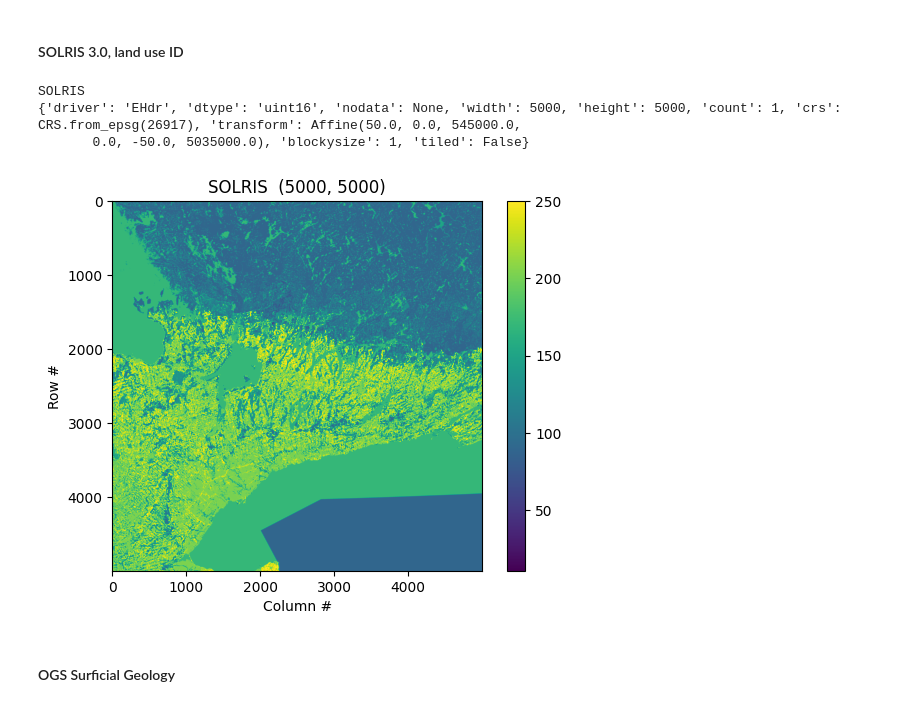
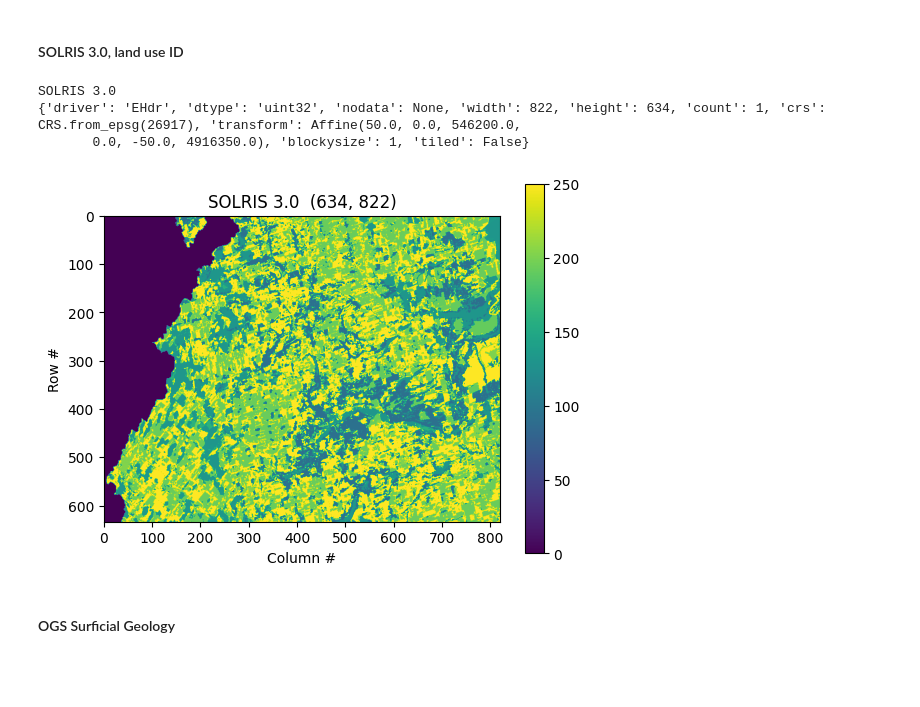
Before and after one commit to OWRC/interpolants, a Jupyter notebook: modelling/prep/scscn.ipynb, the cells around one changed output. Drawn from its saved outputs; the diff is of its cells as text; code cells hidden in the pictures; blank space fills up the shorter version.

Commit message:
added scscn jupyter

```diff
--- a/modelling/prep/scscn.ipynb
+++ b/modelling/prep/scscn.ipynb
@@ -5,10 +5,14 @@ import rasterio.plot
 import numpy as np
 import matplotlib.pyplot as plt
 
-# load landuse and surficial geology indices
-lufp = "C:/Users/mm/Documents/dat/shp/solrisv3_10_infilled_50.bil"
-sgfp = "C:/Users/mm/Documents/dat/shp/OGSsurfGeo_50.bil"
-
-outfp = "C:/Users/mm/Documents/dat/shp/CN_50.bil"
+# # load landuse and surficial geology indices
+# lufp = "C:/Users/mm/Documents/dat/shp/solrisv3_10_infilled_50.bil"
+# sgfp = "C:/Users/mm/Documents/dat/shp/OGSsurfGeo_50.bil"
+# outfp = "C:/Users/mm/Documents/dat/shp/CN_50.bil"
+# nr, nc = 5000, 5000
+lufp = "M:/MadRiver23/build/lusg/solrisv3_10_infilled-50_resmpl.bil"
+sgfp = "M:/MadRiver23/build/lusg/OGSsurfGeo_50_resmpl.bil"
+outfp = "M:/MadRiver23/build/lusg/solrisv3_10_infilled-scscn.bil"
+nr, nc = 634, 822
 # %% [markdown]
 ### Functions
@@ -19,13 +73,16 @@ def plotRasterFile(fp, name):
     with rasterio.open(fp) as src:
         print(name)
         print(src.profile)
-        thumbnail = src.read(1, out_shape=(1, int(src.height), int(src.width)))
-        thumbnail = thumbnail.astype('f4')
-        thumbnail[thumbnail==src.nodata] = np.nan
+        ndarray = src.read(1, out_shape=(1, int(src.height), int(src.width)))
+        # ndarray = ndarray.astype('f4')
+        # ndarray[ndarray==src.nodata] = np.nan
+        # ndarray[ndarray==-9999] = np.nan
+        ndarray = ndarray.astype('i4')
+        ndarray[ndarray==-9999] = 0
 
-    plt.imshow(thumbnail)
+    plt.imshow(ndarray)
     plt.colorbar()
-    plt.title('{}  {}'.format(name, thumbnail.shape))
+    plt.title('{}  {}'.format(name, ndarray.shape))
     plt.xlabel('Column #')
     plt.ylabel('Row #')
     plt.show()
@@ -86,12 +95,12 @@ g = np.fromfile(sgfp, np.int16).reshape(5000,5000)
 # %% [markdown]
 #### SOLRIS 3.0, land use ID
 # %%
-plotRasterFile(lufp, 'SOLRIS')
+plotRasterFile(lufp, 'SOLRIS 3.0')
 # %% [output]
-SOLRIS
-{'driver': 'EHdr', 'dtype': 'uint16', 'nodata': None, 'width': 5000, 'height': 5000, 'count': 1, 'crs': CRS.from_epsg(26917), 'transform': Affine(50.0, 0.0, 545000.0,
-       0.0, -50.0, 5035000.0), 'blockysize': 1, 'tiled': False}
+SOLRIS 3.0
+{'driver': 'EHdr', 'dtype': 'uint32', 'nodata': None, 'width': 822, 'height': 634, 'count': 1, 'crs': CRS.from_epsg(26917), 'transform': Affine(50.0, 0.0, 546200.0,
+       0.0, -50.0, 4916350.0), 'blockysize': 1, 'tiled': False}
-[figure, old version]
+[figure, new version]
 # %% [markdown]
 #### OGS Surficial Geology
 # %%
```
Also changed, not shown: parts of 9 cells of this notebook.
